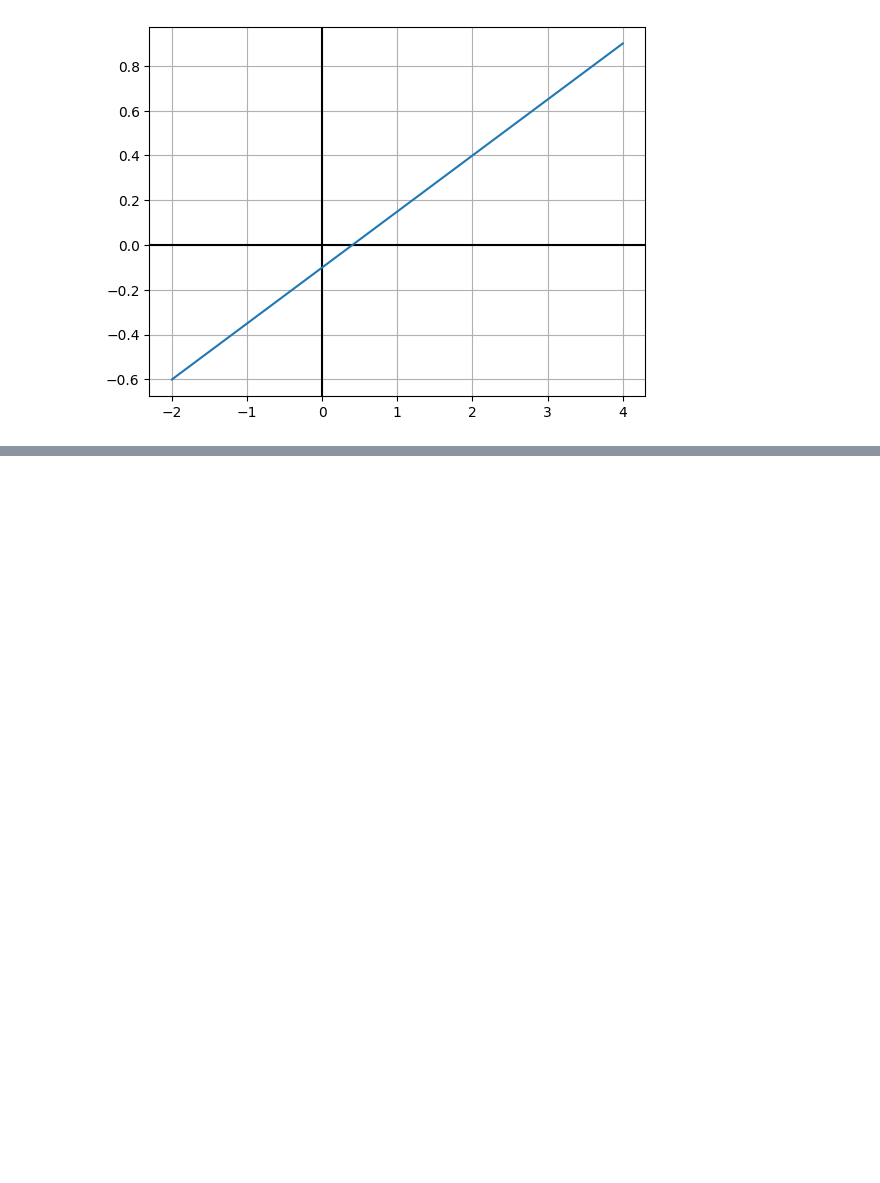
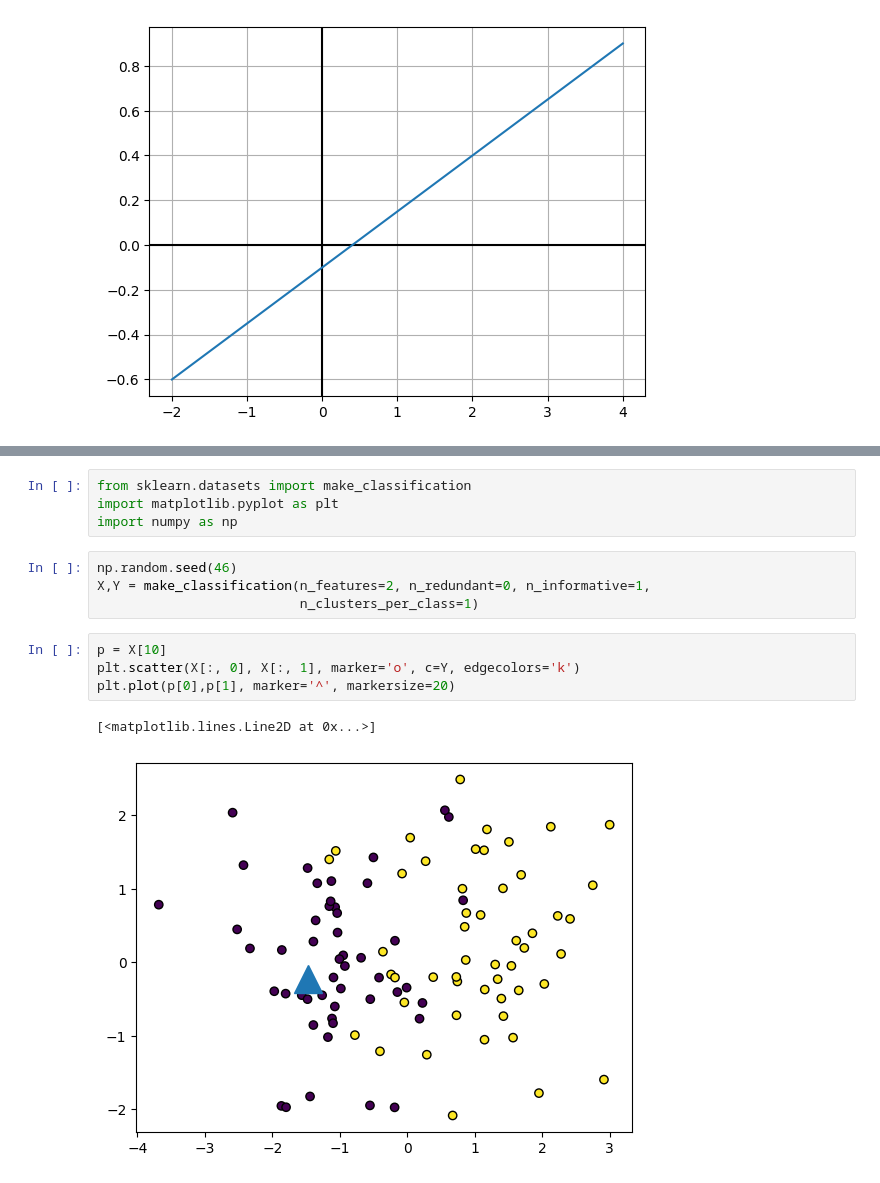
Before and after one commit to data-science-task/deep-learning-pytorch, a Jupyter notebook: Pytorch_Perceptron_Class_2.ipynb, the cells around one changed output, grey strips where cells are left out. Cells and saved outputs as stored; diff of their text form; blank space fills up the shorter version.

```diff
--- a/Pytorch_Perceptron_Class_2.ipynb
+++ b/Pytorch_Perceptron_Class_2.ipynb
@@ -38,0 +52,15 @@ print("%.2f "% ret1)
+# %%
+from sklearn.datasets import make_classification
+import matplotlib.pyplot as plt
+import numpy as np
+# %%
+np.random.seed(46)
+X,Y = make_classification(n_features=2, n_redundant=0, n_informative=1,
+                          n_clusters_per_class=1)
+# %%
+p = X[10]
+plt.scatter(X[:, 0], X[:, 1], marker='o', c=Y, edgecolors='k')
+plt.plot(p[0],p[1], marker='^', markersize=20)
+# %% [output]
+[<matplotlib.lines.Line2D at 0x...>]
+[figure, added]
```
Also changed, not shown: parts of 14 cells of this notebook.
